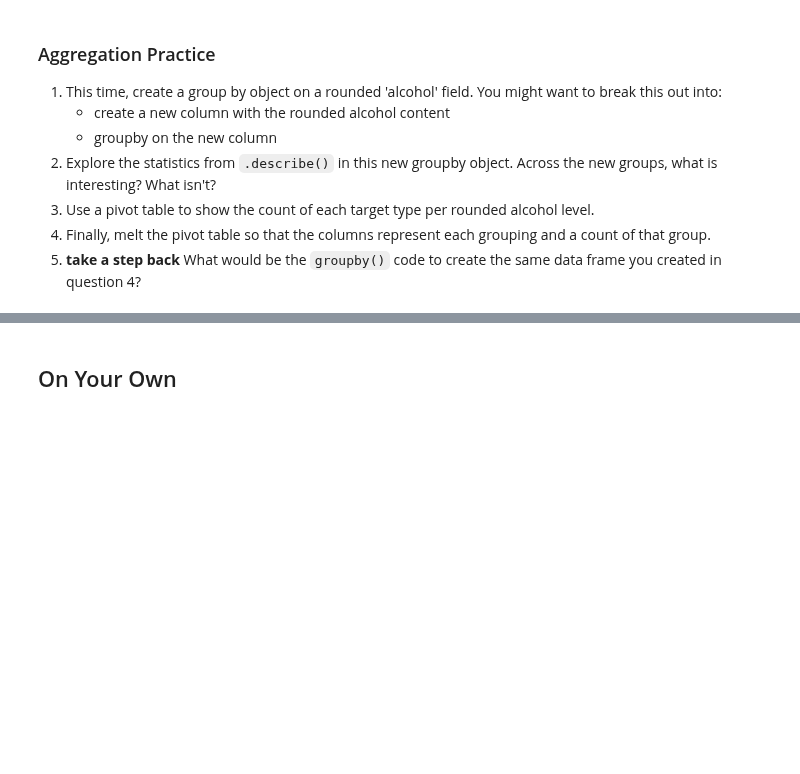
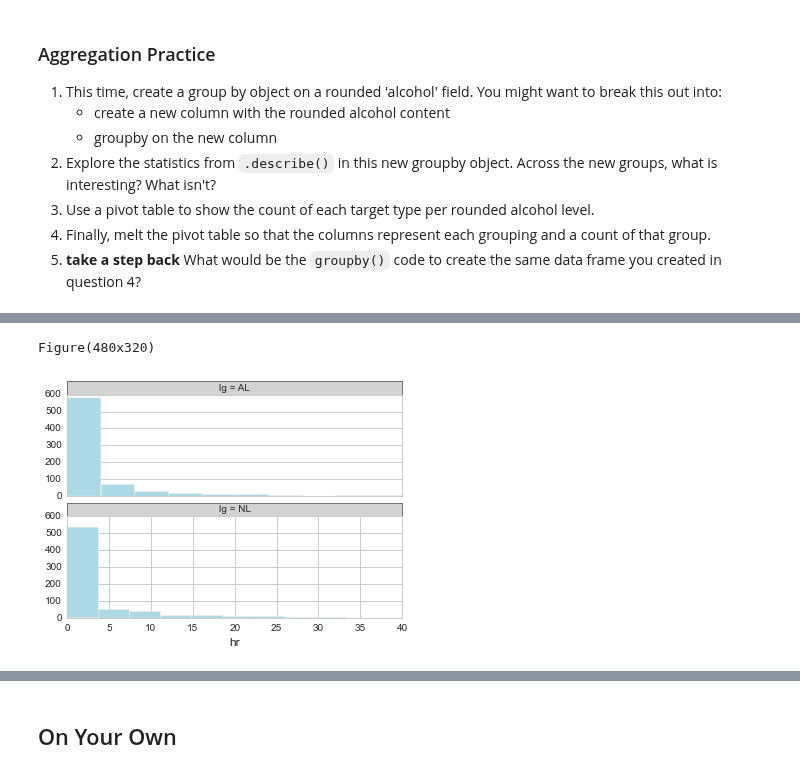
Before and after one commit to podopie/DAT18NYC, a Jupyter notebook: classes/03-visualisation.ipynb, the cells around one changed output, grey strips where cells are left out. Cells and saved outputs as stored; diff of their text form; code cells hidden in the pictures; blank space fills up the shorter version.

```diff
--- a/classes/03-visualisation.ipynb
+++ b/classes/03-visualisation.ipynb
@@ -253,0 +385,11 @@ class  alcohol   1  2   3
+# %%
+import pandas.tools.rplot as rplot
+
+plt.figure()
+plot = rplot.RPlot(last_year, x='hr')
+plot.add(rplot.TrellisGrid(['lg','.']))
+plot.add(rplot.GeomHistogram())
+print plot.render(plt.gcf())
+# %% [output]
+Figure(480x320)
+[figure, added]
```
Also changed, not shown: parts of 19 cells of this notebook, 1 other file.
